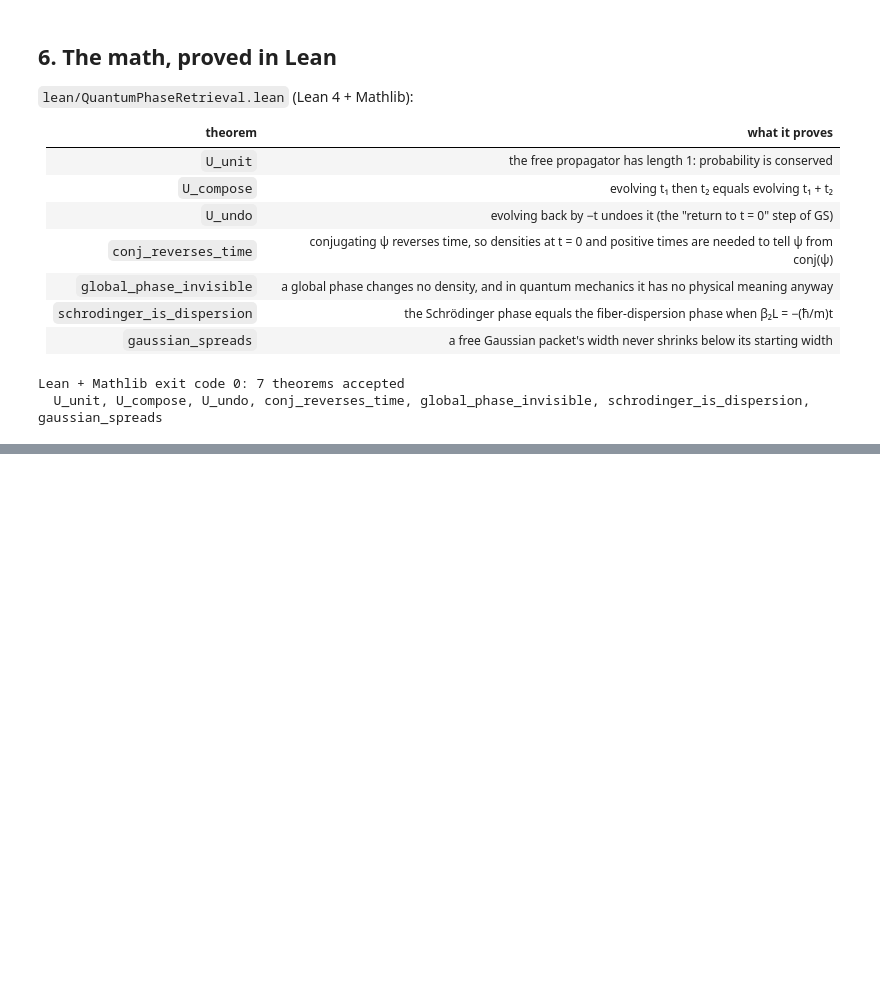
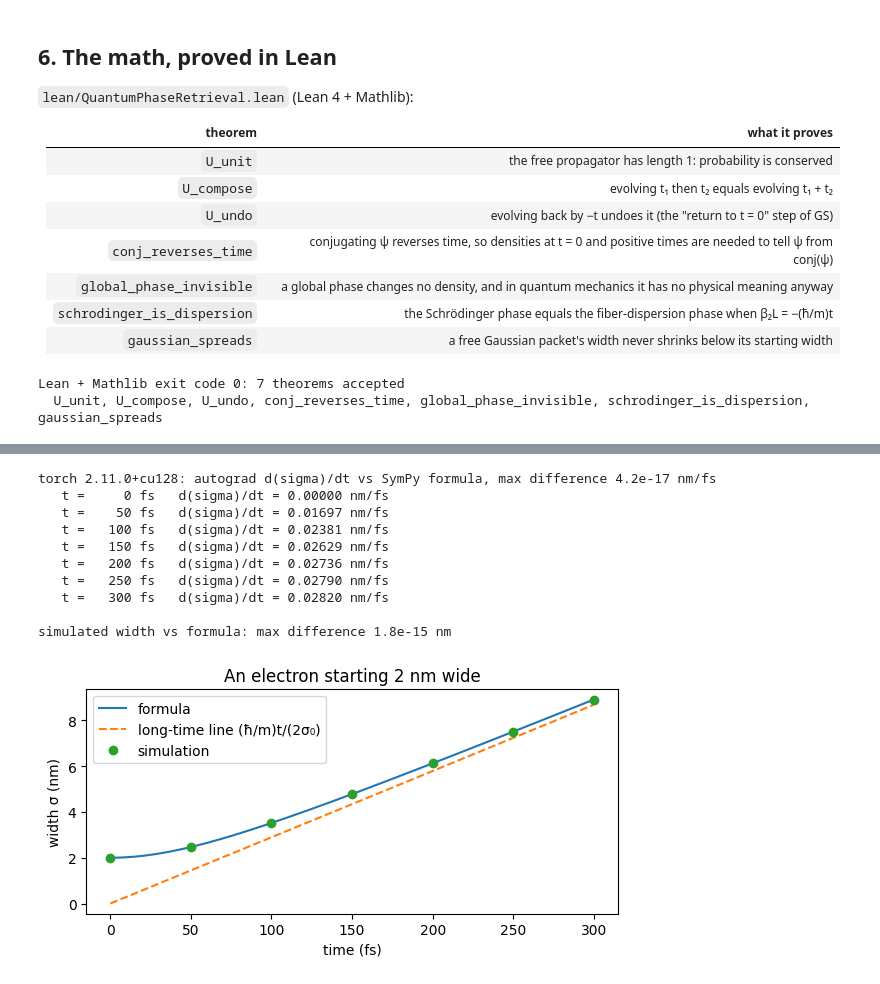
Before and after one commit to ColinsCoding/Dispersion-Assisted-GS-Phase-Recovery, a Jupyter notebook: notebooks/quantum_phase_retrieval.ipynb, the cells around one changed output, grey strips where cells are left out. Cells and saved outputs as stored; diff of their text form; code cells hidden in the pictures; blank space fills up the shorter version.

```diff
--- a/notebooks/quantum_phase_retrieval.ipynb
+++ b/notebooks/quantum_phase_retrieval.ipynb
@@ -224,0 +272,45 @@ Lean + Mathlib exit code 0: 7 theorems accepted
+# %%
+# torch autograd: the same slope with no formula typed in, just the variance itself
+try:
+    import torch
+    sig0, hmv = 2.0, HBAR_M                                      # 2 nm start, electron
+    tt = torch.linspace(0, 300, 7, dtype=torch.float64, requires_grad=True)
+    sigma_t = torch.sqrt(sig0**2 + (hmv*tt/(2*sig0))**2)
+    (g,) = torch.autograd.grad(sigma_t.sum(), tt)
+    f_sym = sp.lambdify(t_, dsig.subs({s0: sig0, hm_: hmv}), 'numpy')
+    err = np.max(np.abs(g.numpy() - f_sym(tt.detach().numpy())))
+    print(f'torch {torch.__version__}: autograd d(sigma)/dt vs SymPy formula, max difference {err:.1e} nm/fs')
+    for ti, gi in zip(tt.detach().numpy(), g.numpy()): print(f'   t = {ti:5.0f} fs   d(sigma)/dt = {gi:.5f} nm/fs')
+except ImportError:
+    print('torch is not installed in this kernel; skipping the autograd check')
+
+# the simulation from section 2: evolve a real Gaussian and measure its width
+sig0 = 2.0
+psi_g = np.exp(-x**2/(4*sig0**2)).astype(complex)
+t_list = np.array([0, 50, 100, 150, 200, 250, 300.0])
+meas = []
+for tv in t_list:
+    p = np.abs(evolve(psi_g, tv))**2; p /= p.sum()
+    mu = np.sum(x*p); meas.append(np.sqrt(np.sum((x - mu)**2*p)))
+meas = np.array(meas)
+theory = np.sqrt(sig0**2 + (HBAR_M*t_list/(2*sig0))**2)
+print(f'\nsimulated width vs formula: max difference {np.max(np.abs(meas - theory)):.1e} nm')
+fig, ax = plt.subplots(figsize=(6, 3.2))
+tf = np.linspace(0, 300, 200)
+ax.plot(tf, np.sqrt(sig0**2 + (HBAR_M*tf/(2*sig0))**2), label='formula')
+ax.plot(tf, HBAR_M*tf/(2*sig0), '--', label='long-time line (ħ/m)t/(2σ₀)')
+ax.plot(t_list, meas, 'o', label='simulation')
+ax.set_xlabel('time (fs)'); ax.set_ylabel('width σ (nm)'); ax.set_title('An electron starting 2 nm wide')
+ax.legend(); fig.tight_layout(); plt.show()
+# %% [output]
+torch 2.11.0+cu128: autograd d(sigma)/dt vs SymPy formula, max difference 4.2e-17 nm/fs
+   t =     0 fs   d(sigma)/dt = 0.00000 nm/fs
+   t =    50 fs   d(sigma)/dt = 0.01697 nm/fs
+   t =   100 fs   d(sigma)/dt = 0.02381 nm/fs
+   t =   150 fs   d(sigma)/dt = 0.02629 nm/fs
+   t =   200 fs   d(sigma)/dt = 0.02736 nm/fs
+   t =   250 fs   d(sigma)/dt = 0.02790 nm/fs
+   t =   300 fs   d(sigma)/dt = 0.02820 nm/fs
+
+simulated width vs formula: max difference 1.8e-15 nm
+[figure, added]
```
Also changed, not shown: parts of 5 cells of this notebook, 2 other files.
